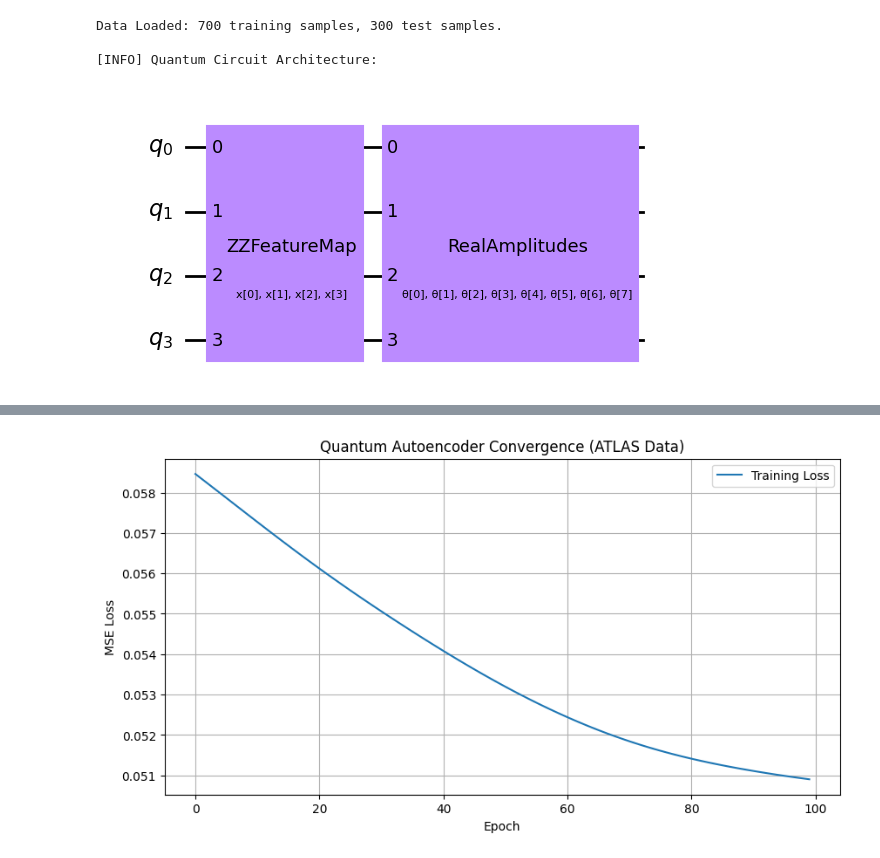
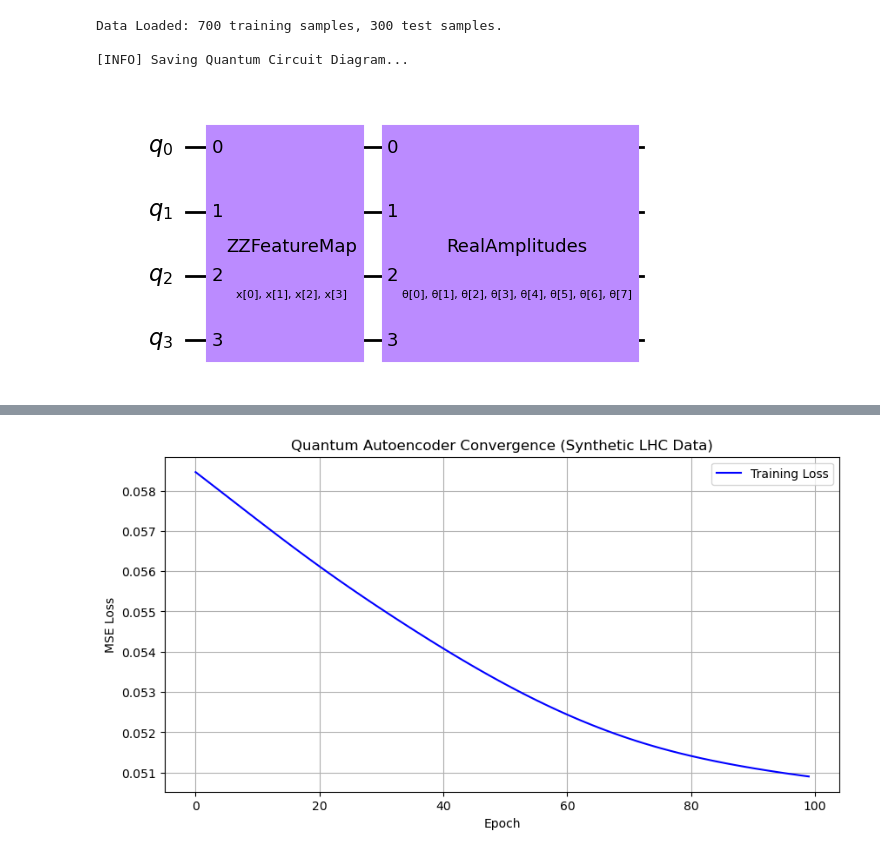
Before and after one commit to HaronJadid/quantum-autoencoder-hep-anomaly-detection, a Jupyter notebook: Quantum_Autoencoder_LHC_Analysis.ipynb, the cells around one changed output, grey strips where cells are left out. Cells and saved outputs as stored; diff of their text form; code cells hidden in the pictures.

```diff
--- a/Quantum_Autoencoder_LHC_Analysis.ipynb
+++ b/Quantum_Autoencoder_LHC_Analysis.ipynb
@@ -73,13 +109,15 @@ qc = QuantumCircuit(NUM_QUBITS)
 qc.append(feature_map, range(NUM_QUBITS))
 qc.append(ansatz, range(NUM_QUBITS))
 
-# Visualize
-print("\n[INFO] Quantum Circuit Architecture:")
-qc.decompose().draw(output='mpl', style='clifford')
+# Visualize and Save
+print("\n[INFO] Saving Quantum Circuit Diagram...")
+circuit_plot = qc.decompose().draw(output='mpl', style='clifford')
+circuit_plot.savefig("assets/circuit_diagram.png")
+display(circuit_plot)
 # %% [output]
 Data Loaded: 700 training samples, 300 test samples.
 
-[INFO] Quantum Circuit Architecture:
+[INFO] Saving Quantum Circuit Diagram...
 [figure]
 # %%
 # --- 4. MODEL DEFINITION ---
@@ -135,13 +173,18 @@ for epoch in range(EPOCHS):
 end_time = time.time()
 print(f"[SUCCESS] Training complete in {end_time - start_time:.2f} seconds.")
 
-# --- 6. VISUALIZATION ---
+# --- 6. VISUALIZATION ---\
 plt.figure(figsize=(10, 5))
-plt.plot(loss_list, label='Training Loss')
-plt.title("Quantum Autoencoder Convergence (ATLAS Data)")
+plt.plot(loss_list, label='Training Loss', color='blue')
+plt.title("Quantum Autoencoder Convergence (Synthetic LHC Data)") w
 plt.xlabel("Epoch")
 plt.ylabel("MSE Loss")
 plt.legend()
 plt.grid(True)
+
+
+plt.savefig("assets/loss_curve.png")
+print("[INFO] Loss curve saved to assets/loss_curve.png")
+
 plt.show()
 # %% [output]
@@ -160 +205 @@ Epoch 100/100    Loss: 0.0509
-[figure, old version]
+[figure, new version]
```
Also changed, not shown: parts of 2 cells of this notebook, 2 other files.
